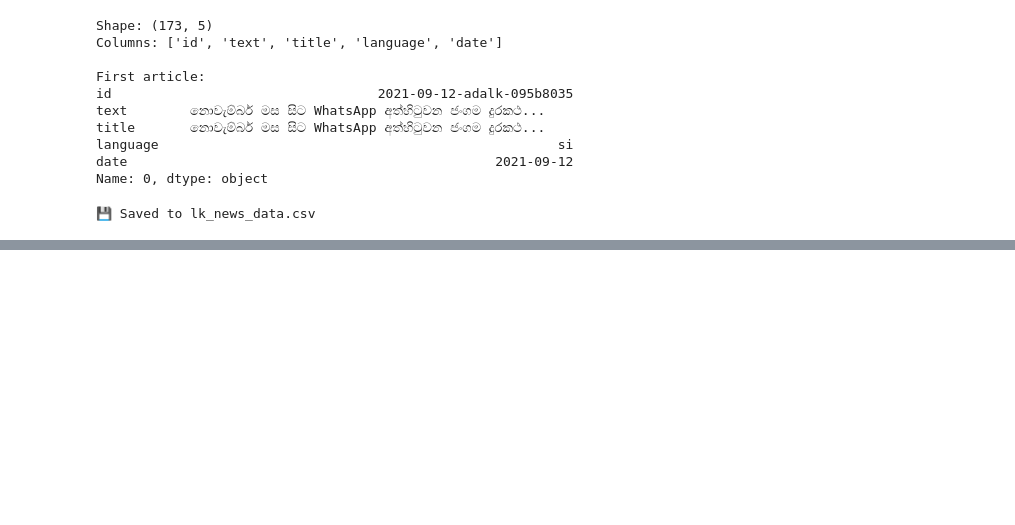
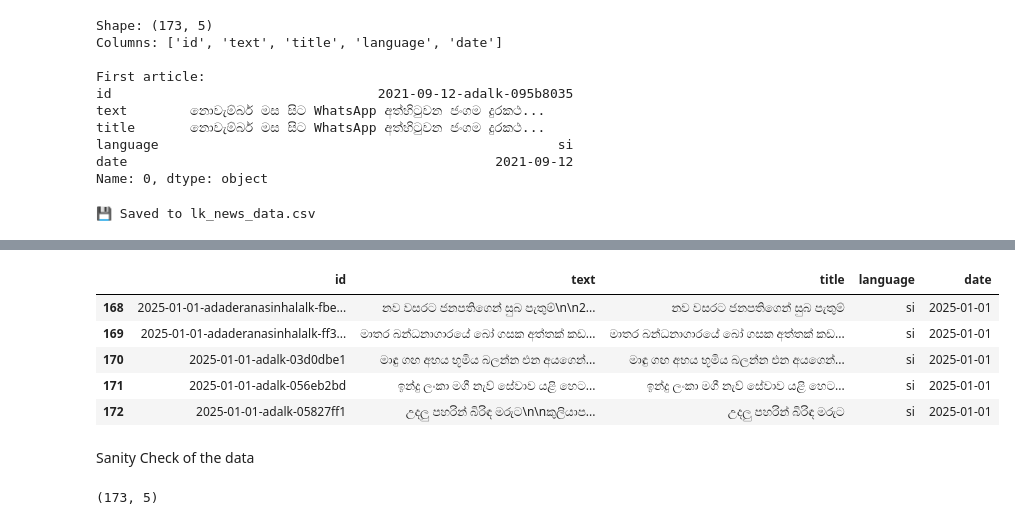
Before and after one commit to aneeq-shaffy/SE4050-Deep-Learning, a Jupyter notebook: XLM_RoBERTa_.ipynb, the cells around one changed output, grey strips where cells are left out. Cells and saved outputs as stored; diff of their text form; code cells hidden in the pictures; blank space fills up the shorter version.

```diff
--- a/XLM_RoBERTa_.ipynb
+++ b/XLM_RoBERTa_.ipynb
@@ -125,0 +137,15 @@ print("💾 Saved to lk_news_data.csv")
+# %%
+df.tail()
+# %% [output]
+|  | id | text | title | language | date |
+| 168 | 2025-01-01-adaderanasinhalalk-fbe... | නව වසරට ජනපතිගෙන් සුබ පැතුම්\n\n2... | නව වසරට ජනපතිගෙන් සුබ පැතුම් | si | 2025-01-01 |
+| 169 | 2025-01-01-adaderanasinhalalk-ff3... | මාතර බන්ධනාගාරයේ බෝ ගසක අත්තක් කඩ... | මාතර බන්ධනාගාරයේ බෝ ගසක අත්තක් කඩ... | si | 2025-01-01 |
+| 170 | 2025-01-01-adalk-03d0dbe1 | මාඳු ගඟ අභය භූමිය බලන්න එන අයගෙන්... | මාඳු ගඟ අභය භූමිය බලන්න එන අයගෙන්... | si | 2025-01-01 |
+| 171 | 2025-01-01-adalk-056eb2bd | ඉන්දු ලංකා මගී නැව් සේවාව යළි හෙට... | ඉන්දු ලංකා මගී නැව් සේවාව යළි හෙට... | si | 2025-01-01 |
+| 172 | 2025-01-01-adalk-05827ff1 | උදලු පහරින් බිරිඳ මරුට\n\nකුලියාප... | උදලු පහරින් බිරිඳ මරුට | si | 2025-01-01 |
+# %% [markdown]
+Sanity Check of the data
+# %%
+df.shape
+# %% [output]
+(173, 5)
```
Also changed, not shown: parts of 7 cells of this notebook.
